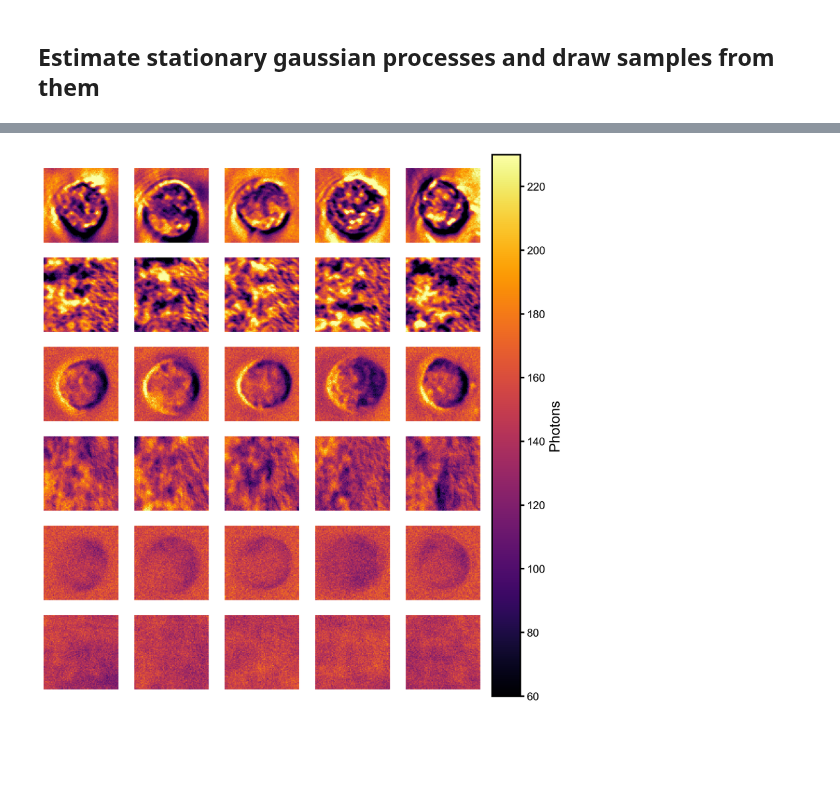
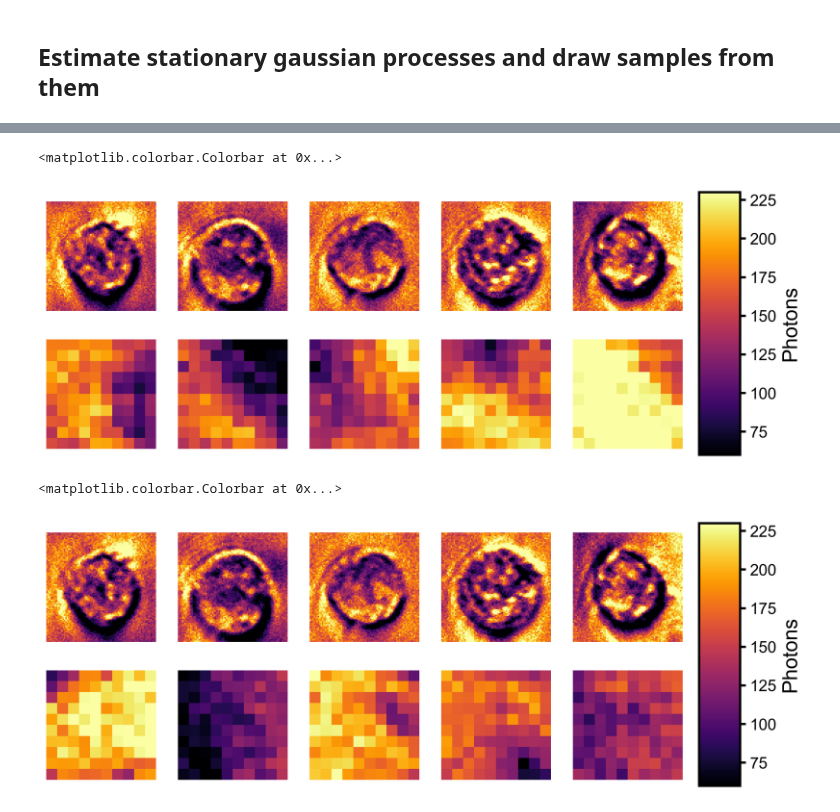
Before and after one commit to Waller-Lab/EncodingInformation, a Jupyter notebook: mi_estimator_experiments/conceptual_stationary_process_samples.ipynb, the cells around one changed output, grey strips where cells are left out. Drawn from its saved outputs; the diff is of its cells as text; code cells hidden in the pictures; blank space fills up the shorter version.

```diff
--- a/mi_estimator_experiments/conceptual_stationary_process_samples.ipynb
+++ b/mi_estimator_experiments/conceptual_stationary_process_samples.ipynb
@@ -46,27 +46,29 @@ patch_size = 50 # the size of patches to estimate the covariance matrix from
 sample_size = 128 - 2 * edge_crop # the size of the samples to generate
 num_samples = 5
 
+# patch_size = 5
+# sample_size = 10
 
 photons_per_pixel = 150
 
-channels = ['LED119', 'DPC_Right', 'Brightfield']
+# channels = ['LED119', 'DPC_Right', 'Brightfield']
 # channels = ['LED119', 'DPC_Right']
-# channels = ['LED119']
+channels = ['LED119']
 
 
 image_samples_gp = {}
 image_samples_pcnn = {}
 noisy_patches_by_channel = {}
 images_by_channel = {}
-noisy_images_by_channel = {}
-for channel_index, channel in tqdm(enumerate(channels), desc='Loading images'):
+
+for channel_index, channel in tqdm(enumerate(channels), desc='Fitting models and sampling'):
     images = load_bsccm_images(bsccm, channel, num_images=num_images, edge_crop=edge_crop, convert_units_to_photons=True, median_filter=True)
     images_by_channel[channel] = images[:num_samples * 10]
-    noisy_images_by_channel[channel] = add_shot_noise_to_experimenal_data(images, photon_fraction=photons_per_pixel / np.mean(images))
+    noisy_images = add_shot_noise_to_experimenal_data(images, photon_fraction=photons_per_pixel / np.mean(images))
+    images = None # save memory
 
-for channel_index, channel in tqdm(enumerate(channels), desc='Fitting models and sampling'):
     print('getting patches')
-    noisy_patches = extract_patches(noisy_images_by_channel[channel], patch_size=patch_size, num_patches=num_patches, seed=1234)
+    noisy_patches = extract_patches(noisy_images, patch_size=patch_size, num_patches=num_patches, seed=1234)
     noisy_patches_by_channel[channel] = noisy_patches[: num_samples * 10] # for display
 
     print('fitting stationary GP')
@@ -107,36 +110,37 @@ image_samples = image_samples_gp
 # concatenate all pixels for all channels from both images and samples
 # then take the min and max over all pixels
 all_pix = onp.concatenate([onp.array(noisy_patches_by_channel[channel]) for channel in channels])
 # vmin = np.percentile(all_pix, 1)
 # vmax = np.percentile(all_pix, 99)
 vmin, vmax = (60, 230)
 
 fig, image_sample_ax = plt.subplots(len(channels) * 2, num_samples,
                                 figsize=(num_samples * 2, len(channels) * 2 * 2), dpi=300)
 for channel_index, channel in enumerate(channels):
     # images = patches_by_channel[channel]
-    images = images_by_channel[channel][[1, 3, 19, 5, 11]]
+    images = onp.array(images_by_channel[channel])[[1, 3, 19, 5, 11]]
     noisy_images = add_shot_noise_to_experimenal_data(images, photon_fraction=photons_per_pixel / np.mean(images))
     samples = image_samples[channel]
     for i in range(num_samples):
         im = image_sample_ax[channel_index * 2, i].imshow(noisy_images[i], cmap='inferno', vmin=vmin, vmax=vmax)
         image_sample_ax[channel_index * 2, i].axis('off')
         image_sample_ax[channel_index * 2 + 1, i].imshow(samples[i], cmap='inferno', vmin=vmin, vmax=vmax)
         image_sample_ax[channel_index * 2 + 1, i].axis('off')
 
 
     image_sample_ax[channel_index*2, 0].set_ylabel(channel + '\n(images)')
     image_sample_ax[channel_index*2 + 1, 0].set_ylabel(channel + '\n(samples)')
 
 # show one big colorbar on the right side spanning all rows
 fig.subplots_adjust(right=0.9)
 cbar_ax = fig.add_axes([0.92, 0.1, 0.05, 0.8])
 sm = cm.ScalarMappable(cmap='inferno', norm=plt.Normalize(vmin=vmin, vmax=vmax))
 fig.colorbar(sm, cax=cbar_ax, label='Photons')
 
-fig.savefig('/home/hpinkard_waller/figures/mutual_information/' + 'intro_images_and_samples_gp' + '.pdf', transparent=True)
+# fig.savefig('/home/hpinkard_waller/figures/mutual_information/' + 'intro_images_and_samples_gp' + '.pdf', transparent=True)
 # %% [output]
+<matplotlib.colorbar.Colorbar at 0x...>
-[figure, old version]
+[figure, new version]
 # %%
 image_samples = image_samples_pcnn
 
@@ -152,7 +156,7 @@ fig, image_sample_ax = plt.subplots(len(channels) * 2, num_samples,
                                 figsize=(num_samples * 2, len(channels) * 2 * 2), dpi=300)
 for channel_index, channel in enumerate(channels):
     # images = patches_by_channel[channel]
-    images = images_by_channel[channel][[1, 3, 19, 5, 11]]
+    images = onp.array(images_by_channel[channel])[[1, 3, 19, 5, 11]]
     noisy_images = add_shot_noise_to_experimenal_data(images, photon_fraction=photons_per_pixel / np.mean(images))
     samples = image_samples[channel]
     for i in range(num_samples):
@@ -171,4 +175,7 @@ cbar_ax = fig.add_axes([0.92, 0.1, 0.05, 0.8])
 sm = cm.ScalarMappable(cmap='inferno', norm=plt.Normalize(vmin=vmin, vmax=vmax))
 fig.colorbar(sm, cax=cbar_ax, label='Photons')
 
-fig.savefig('/home/hpinkard_waller/figures/mutual_information/' + 'intro_images_and_samples_pixel_cnn' + '.pdf', transparent=True)
+# fig.savefig('/home/hpinkard_waller/figures/mutual_information/' + 'intro_images_and_samples_pixel_cnn' + '.pdf', transparent=True)
+# %% [output]
+<matplotlib.colorbar.Colorbar at 0x...>
+[figure, added]
```
Also changed, not shown: parts of 2 cells of this notebook, 4 other files.
